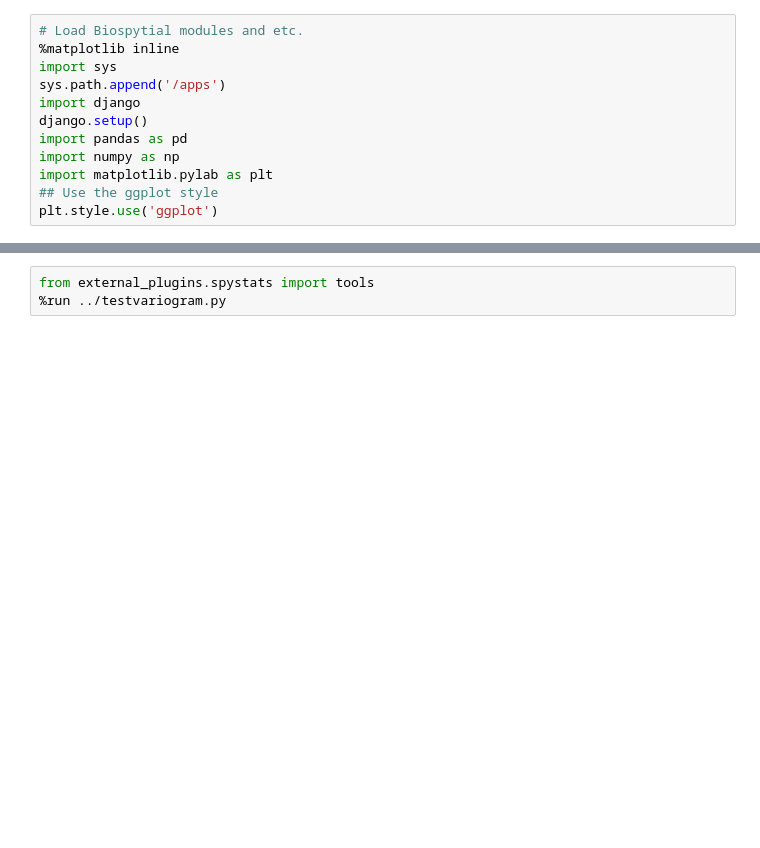
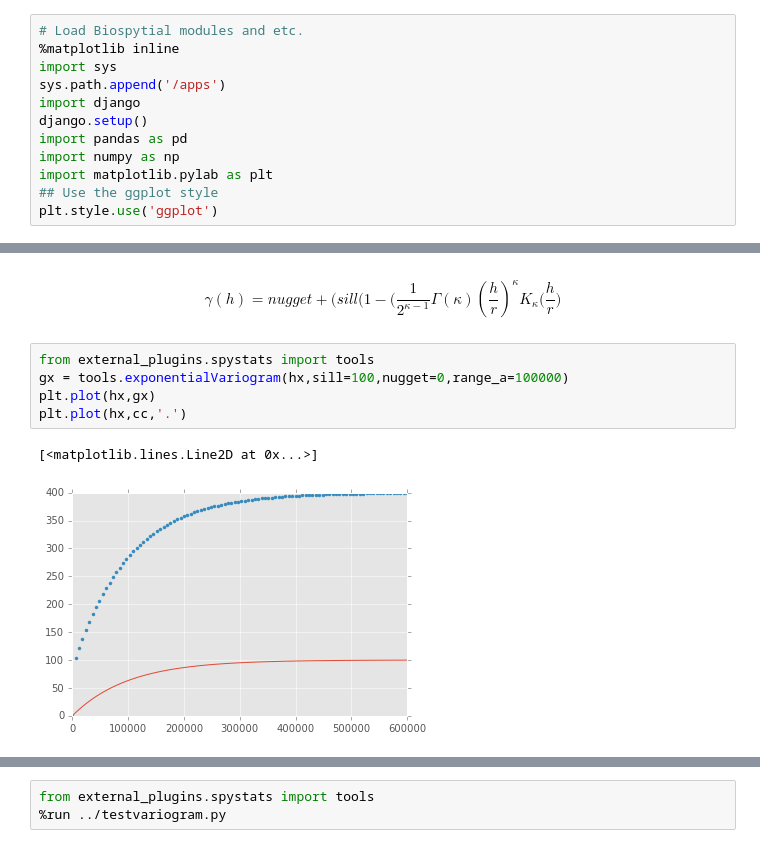
Before and after one commit to molgor/spystats, a Jupyter notebook: notebooks/model_fitting_spatialautocorr_using_GLS.ipynb, the cells around one changed output, grey strips where cells are left out. Cells and saved outputs as stored; diff of their text form; blank space fills up the shorter version.

```diff
--- a/notebooks/model_fitting_spatialautocorr_using_GLS.ipynb
+++ b/notebooks/model_fitting_spatialautocorr_using_GLS.ipynb
@@ -72,0 +109,10 @@ plt.style.use('ggplot')
+# %% [markdown]
+$$ \gamma(h) = nugget + (sill (1 - (\frac{1}{2^{\kappa -1}} \Gamma(\kappa) (\frac{h}{r})^{\kappa} K_\kappa \Big(\frac{h}{r}\Big)$$
+# %%
+from external_plugins.spystats import tools
+gx = tools.exponentialVariogram(hx,sill=100,nugget=0,range_a=100000)
+plt.plot(hx,gx)
+plt.plot(hx,cc,'.')
+# %% [output]
+[<matplotlib.lines.Line2D at 0x...>]
+[figure, added]
```
Also changed, not shown: parts of 37 cells of this notebook, 9 other files.
